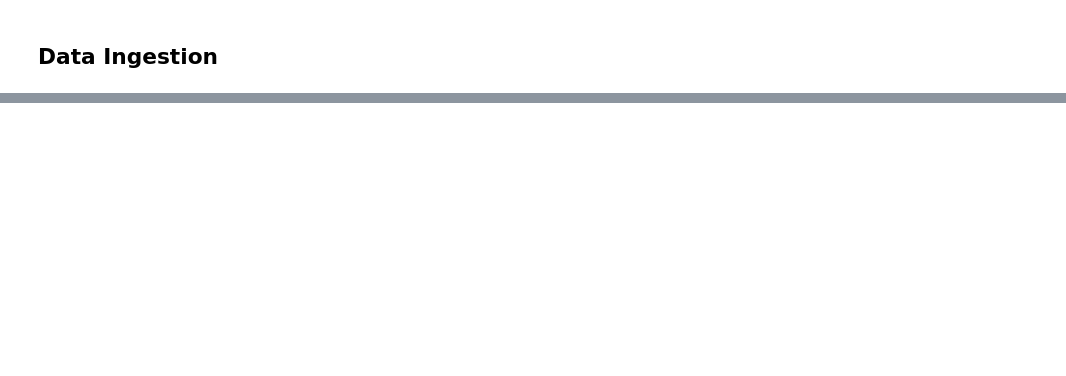
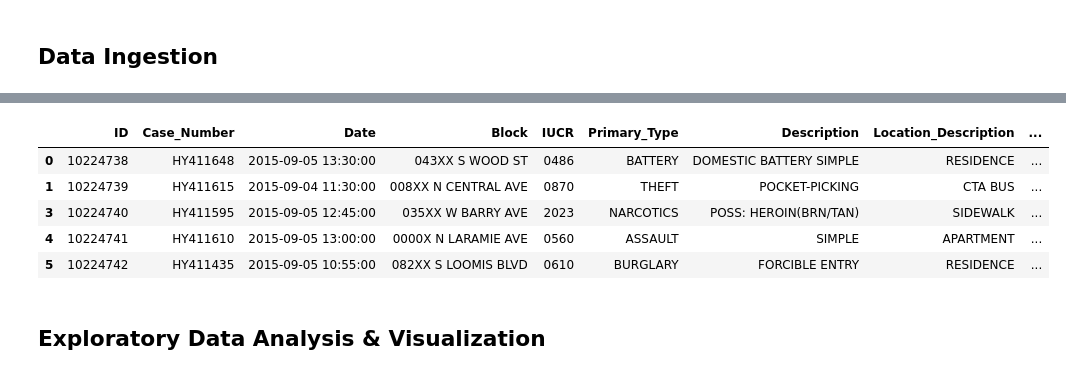
Before and after one commit to perpetualdev/ai_engineering, a Jupyter notebook: module_two/tasks/perpetual_meninwa_task19.ipynb, the cells around one changed output, grey strips where cells are left out. Cells and saved outputs as stored; diff of their text form; code cells hidden in the pictures; blank space fills up the shorter version.

```diff
--- a/module_two/tasks/perpetual_meninwa_task19.ipynb
+++ b/module_two/tasks/perpetual_meninwa_task19.ipynb
@@ -20,0 +155,16 @@ crime_data.head()
+# %%
+# Create new columns for date
+crime_data['Date'] = pd.to_datetime(crime_data['Date'])
+
+crime_data['Year'] = crime_data['Date'].dt.year
+crime_data['Month'] = crime_data['Date'].dt.month_name()
+crime_data['Day_of_Week'] = crime_data['Date'].dt.day_name()
+
+crime_data.head()
+# %% [output]
+|  | ID | Case_Number | Date | Block | IUCR | Primary_Type | Description | Location_Description | ... |
+| 0 | 10224738 | HY411648 | 2015-09-05 13:30:00 | 043XX S WOOD ST | 0486 | BATTERY | DOMESTIC BATTERY SIMPLE | RESIDENCE | ... |
+| 1 | 10224739 | HY411615 | 2015-09-04 11:30:00 | 008XX N CENTRAL AVE | 0870 | THEFT | POCKET-PICKING | CTA BUS | ... |
+| 3 | 10224740 | HY411595 | 2015-09-05 12:45:00 | 035XX W BARRY AVE | 2023 | NARCOTICS | POSS: HEROIN(BRN/TAN) | SIDEWALK | ... |
+| 4 | 10224741 | HY411610 | 2015-09-05 13:00:00 | 0000X N LARAMIE AVE | 0560 | ASSAULT | SIMPLE | APARTMENT | ... |
+| 5 | 10224742 | HY411435 | 2015-09-05 10:55:00 | 082XX S LOOMIS BLVD | 0610 | BURGLARY | FORCIBLE ENTRY | RESIDENCE | ... |
@@ -20,0 +174,2 @@ crime_data.head()
+# %% [markdown]
+## **Exploratory Data Analysis & Visualization**
```
Also changed, not shown: parts of 17 cells of this notebook.
